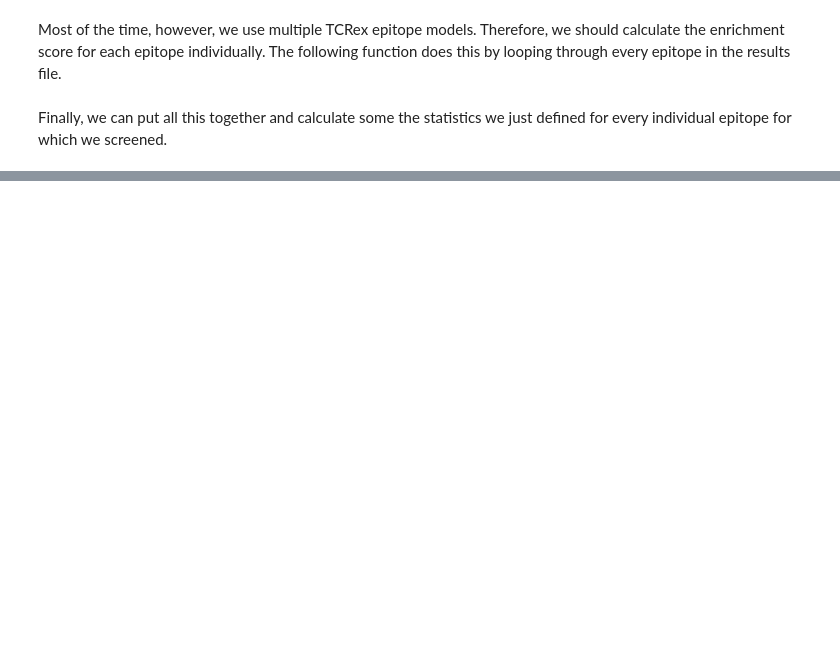
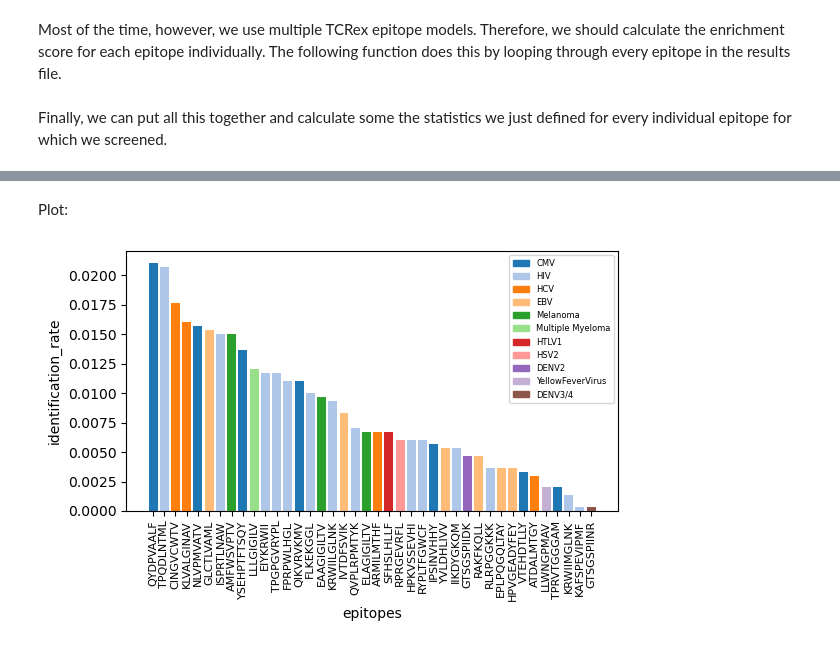
Before and after one commit to svalkiers/MMB_antigen_receptor_repertoire_tools, a Jupyter notebook: notebooks/part3_tcrex_stats.ipynb, the cells around one changed output, grey strips where cells are left out. Saved outputs shown, nothing was run; the diff lists cells and outputs as text; code cells hidden in the pictures; blank space fills up the shorter version.

```diff
--- a/notebooks/part3_tcrex_stats.ipynb
+++ b/notebooks/part3_tcrex_stats.ipynb
@@ -193,0 +259,17 @@ fig, ax = plt.subplots(dpi = 150)
+# %%
+# Read the resuls
+results_day_15 = pd.read_csv(os.path.join('./data/results/tcrex','P1_15.tsv'), sep = '\t')
+
+# Define the repertoire size
+repertoire_day_15 = pd.read_csv('./data/examples/P1_15_clones.txt', sep = '\t')
+repertoire_size_day_15 = repertoire_day_15.shape[0]
+
+# Calculate metrics for epitopes
+metrics_day_15 = calculate_metrics(
+    results = results_day_15,
+    repertoire_size = repertoire_size_day_15,
+    threshold = 0.0001
+    )
+
+# Show results
+metrics_day_15.head()
@@ -193,0 +283,6 @@ fig, ax = plt.subplots(dpi = 150)
+# %% [markdown]
+Plot:
+# %%
+plot_epitope_distribution(metrics_df = metrics_day_15, name = 'P1_15_epitope_distribution')
+# %% [output]
+[figure, added]
```
Also changed, not shown: parts of 19 cells of this notebook, 3 other files.
